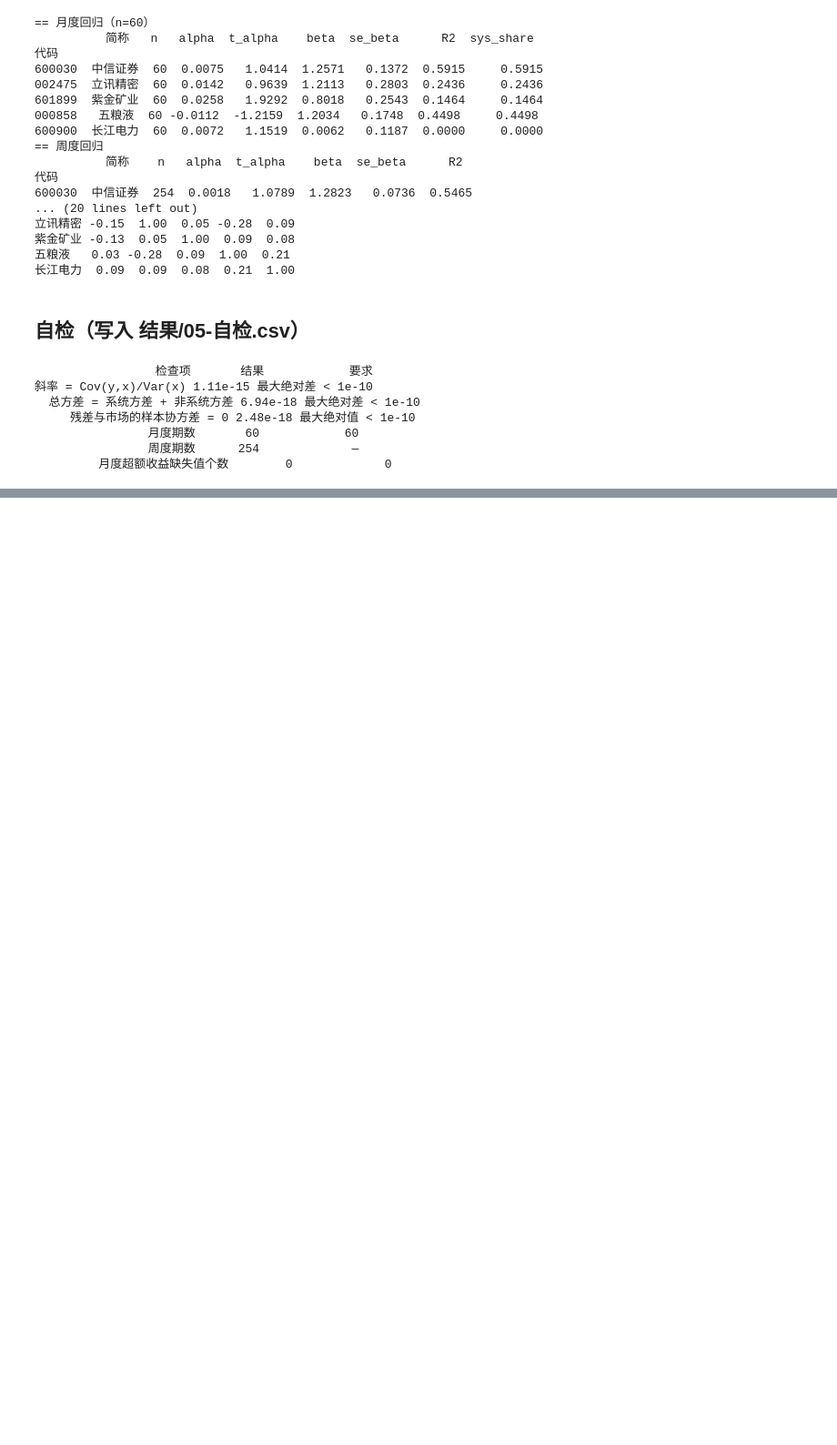
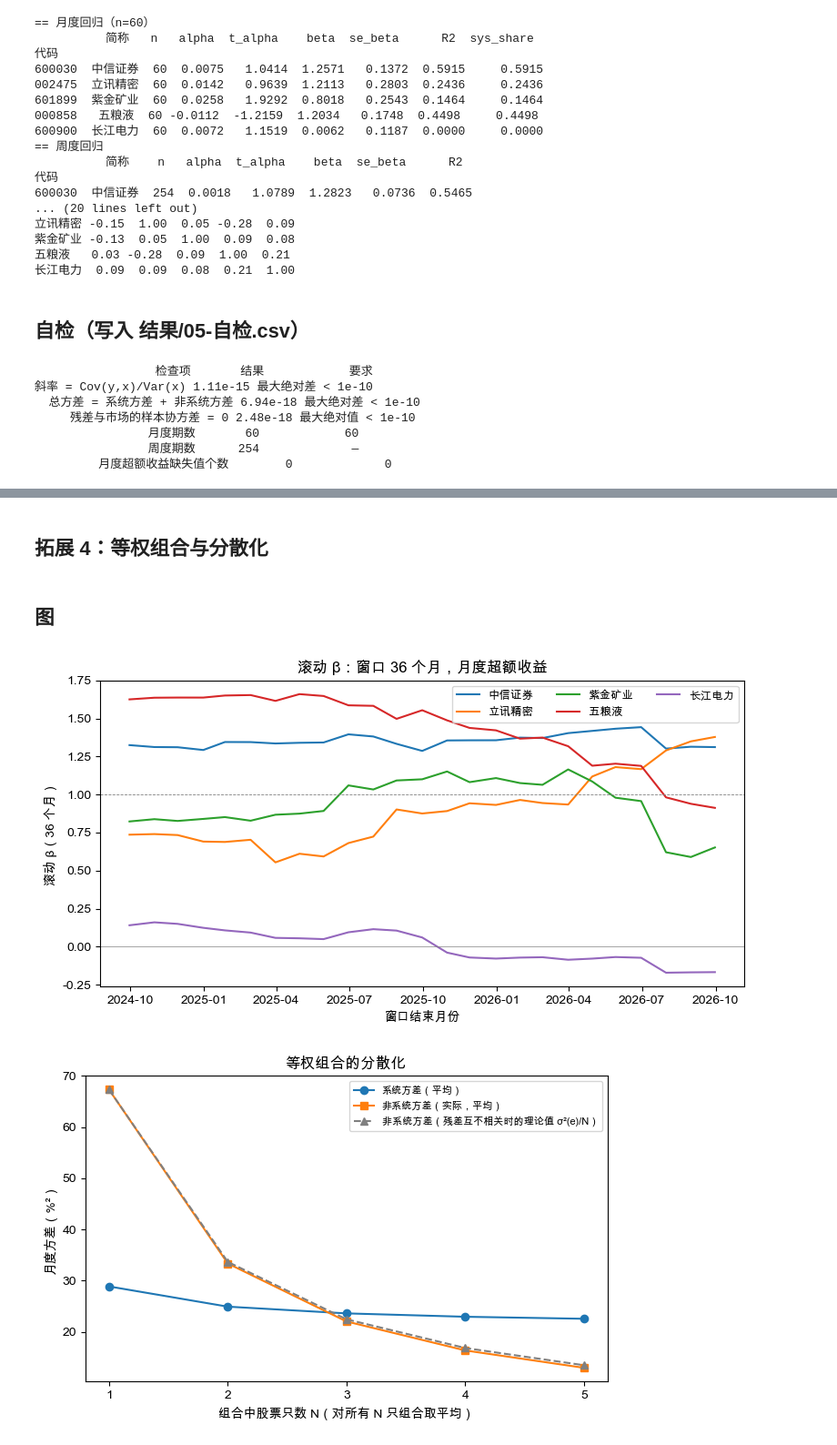
Before and after one commit to aylmerwawa/investments-lab3-scl, a Jupyter notebook: 作业.ipynb, the cells around one changed output, grey strips where cells are left out. Shown at 91% size. Drawn from its saved outputs; the diff is of its cells as text; code cells hidden in the pictures; blank space fills up the shorter version.

Commit message:
补充拓展分析：稳健标准误与自助法、β 稳定性与 Blume 调整、α 转移对冲、等权组合分散化、市场代理敏感性、绩效指标
Co-Authored-By: Claude Sonnet 5.5 <noreply@anthropic.com>

```diff
--- a/作业.ipynb
+++ b/作业.ipynb
@@ -285,0 +396,2 @@ print(pd.DataFrame(chk, columns=["检查项", "结果", "要求"]).to_string(ind
+# %% [markdown]
+## 拓展 4：等权组合与分散化
@@ -285,0 +452,49 @@ print(pd.DataFrame(chk, columns=["检查项", "结果", "要求"]).to_string(ind
+# %%
+# ---------- 拓展 6：绩效指标（夏普、特雷诺、詹森 α、信息比率）----------
+rows = []
+for c in ORDER:
+    y = Y[c]; b = tab_m.loc[c, "beta"]; a = tab_m.loc[c, "alpha"]; se = tab_m.loc[c, "sigma_e"]
+    rows.append({"代码": c, "简称": NAMES[c], "月均超额收益": y.mean(), "月标准差": y.std(ddof=1),
+                 "年化夏普": y.mean() / y.std(ddof=1) * np.sqrt(12),
+                 "特雷诺(月)": y.mean() / b if abs(b) > 0.05 else np.nan,
+                 "詹森alpha(月)": a, "信息比率(年化)": a / se * np.sqrt(12)})
+rows.append({"代码": INDEX_CODE, "简称": "沪深300", "月均超额收益": x_all.mean(), "月标准差": x_all.std(ddof=1),
+             "年化夏普": x_all.mean() / x_all.std(ddof=1) * np.sqrt(12), "特雷诺(月)": x_all.mean(),
+             "詹森alpha(月)": 0.0, "信息比率(年化)": np.nan})
+perfm = pd.DataFrame(rows).set_index("代码")
+perfm.round(5).to_csv(OUT / "11-绩效指标-月度.csv", encoding="utf-8-sig")
+# %% [markdown]
+## 图
+# %%
+fig, ax = plt.subplots(figsize=(8, 4.3))
+for c in ORDER:
+    ax.plot(roll.index, roll[c], label=NAMES[c])
+ax.axhline(1, color="gray", lw=.6, ls="--"); ax.axhline(0, color="gray", lw=.5)
+ax.set_xlabel("窗口结束月份"); ax.set_ylabel("滚动 β（36 个月）")
+ax.set_title("滚动 β：窗口 36 个月，月度超额收益"); ax.legend(ncol=3, fontsize=9)
+fig.tight_layout(); fig.savefig(OUT / "fig-04-滚动β-36月.png", dpi=150); plt.show()
+
+fig, ax = plt.subplots(figsize=(6.5, 4.3))
+ax.plot(div.index, div["平均系统方差"] * 1e4, "o-", label="系统方差（平均）")
+ax.plot(div.index, div["平均非系统方差"] * 1e4, "s-", label="非系统方差（实际，平均）")
+ax.plot(div.index, div["非系统方差_理论(单只平均/N)"] * 1e4, "^--", color="gray", label="非系统方差（残差互不相关时的理论值 σ²(e)/N）")
+ax.set_xticks(div.index); ax.set_xlabel("组合中股票只数 N（对所有 N 只组合取平均）"); ax.set_ylabel("月度方差（%²）")
+ax.legend(fontsize=8); ax.set_title("等权组合的分散化")
+fig.tight_layout(); fig.savefig(OUT / "fig-05-等权组合分散化.png", dpi=150); plt.show()
+
+fig, ax = plt.subplots(figsize=(8, 4.3))
+c = "601899"
+y = Y[c]; b = tab_m.loc[c, "beta"]
+bt = np.array([np.cov(y[:t], x_all[:t], ddof=1)[0, 1] / np.var(x_all[:t], ddof=1) for t in range(24, n_m)])
+ho = y[24:] - bt * x_all[24:]
+dates = ex_m_all.index[24:]
+ax.plot(dates, np.cumsum(y[24:]) * 100, label="紫金矿业 未对冲（累计超额收益）")
+ax.plot(dates, np.cumsum(ho) * 100, label="紫金矿业 对冲（滚动 β，样本外）")
+ax.plot(dates, np.cumsum(x_all[24:]) * 100, color="gray", ls="--", label="沪深300 超额收益")
+ax.axhline(0, color="gray", lw=.5)
+ax.set_ylabel("累计月超额收益（%，简单加总）"); ax.legend(fontsize=9)
+ax.set_title("α 转移：做多紫金矿业、做空 β 倍沪深300（第 25–60 个月）")
+fig.tight_layout(); fig.savefig(OUT / "fig-06-α转移对冲-紫金矿业.png", dpi=150); plt.show()
+# %% [output]
+[figure, added]
+[figure, added]
```
Also changed, not shown: parts of 13 cells of this notebook, 16 other files.
